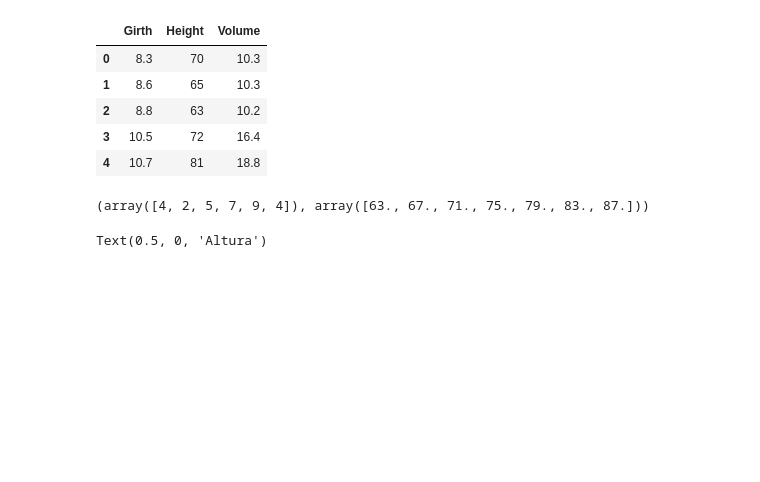
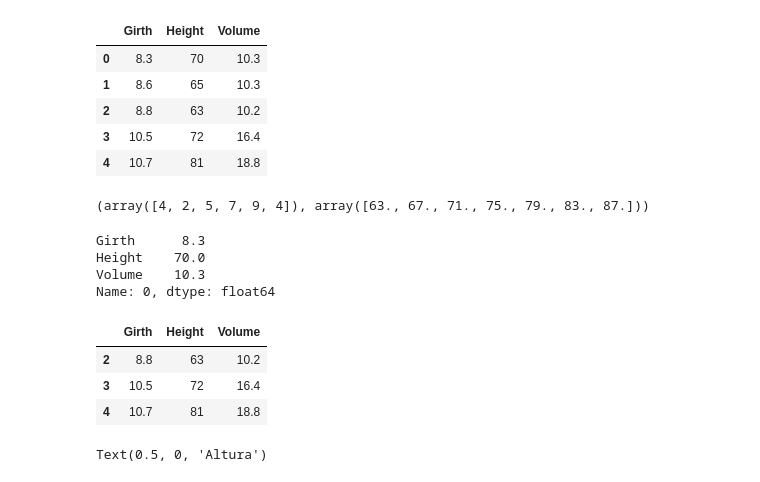
Before and after one commit to eduardonicioli/mineracao_dados, a Jupyter notebook: visualizacao.ipynb, the cells around one changed output. Saved outputs shown, nothing was run; the diff lists cells and outputs as text; code cells hidden in the pictures; blank space fills up the shorter version.

```diff
--- a/visualizacao.ipynb
+++ b/visualizacao.ipynb
@@ -21,6 +22,22 @@ h = np.histogram(base.iloc[:,1], bins=6)
 h
 # %% [output]
 (array([4, 2, 5, 7, 9, 4]), array([63., 67., 71., 75., 79., 83., 87.]))
+# %%
+a = base.iloc[0]
+a
+# %% [output]
+Girth      8.3
+Height    70.0
+Volume    10.3
+Name: 0, dtype: float64
+# %%
+a = base.iloc[2:5,0:3]
+a
+# %% [output]
+|  | Girth | Height | Volume |
+| 2 | 8.8 | 63 | 10.2 |
+| 3 | 10.5 | 72 | 16.4 |
+| 4 | 10.7 | 81 | 18.8 |
 # %%
 plt.hist(base.iloc[:,1], bins=7)
 plt.title('Arvores')
```
Also changed, not shown: parts of 5 cells of this notebook.
